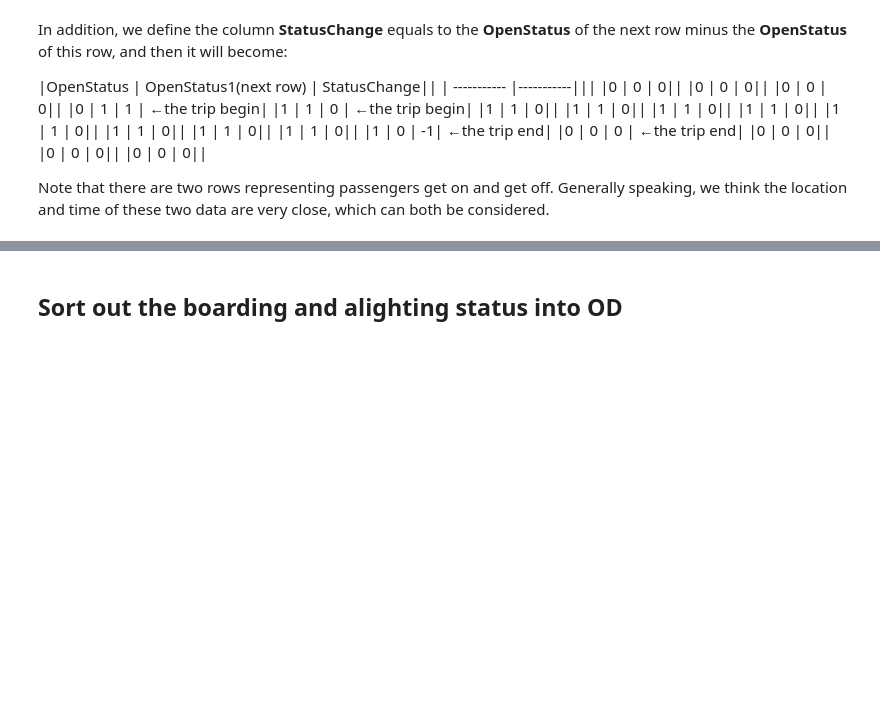
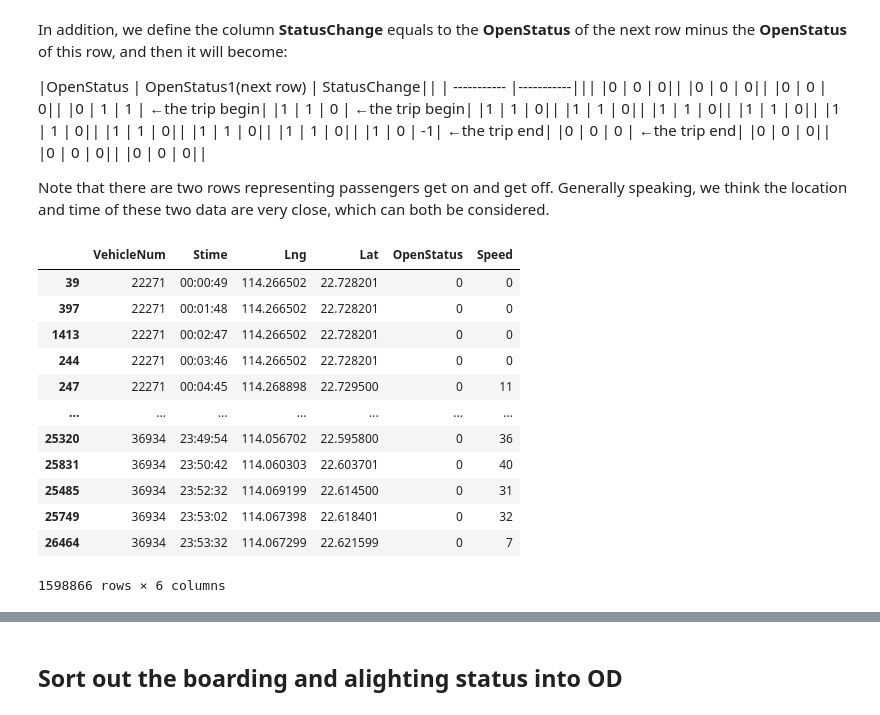
Before and after one commit to ChenZxiong/pygeo-tutorial, a Jupyter notebook: 1-taxigps_to_od_en.ipynb, the cells around one changed output, grey strips where cells are left out. Cells and saved outputs as stored; diff of their text form; code cells hidden in the pictures; blank space fills up the shorter version.

```diff
--- a/1-taxigps_to_od_en.ipynb
+++ b/1-taxigps_to_od_en.ipynb
@@ -359,6 +372,22 @@ Note that there are two rows representing passengers get on and get off. General
 
 
 ###################################################################################
+# %%
+data
+# %% [output]
+|  | VehicleNum | Stime | Lng | Lat | OpenStatus | Speed |
+| 39 | 22271 | 00:00:49 | 114.266502 | 22.728201 | 0 | 0 |
+| 397 | 22271 | 00:01:48 | 114.266502 | 22.728201 | 0 | 0 |
+| 1413 | 22271 | 00:02:47 | 114.266502 | 22.728201 | 0 | 0 |
+| 244 | 22271 | 00:03:46 | 114.266502 | 22.728201 | 0 | 0 |
+| 247 | 22271 | 00:04:45 | 114.268898 | 22.729500 | 0 | 11 |
+| ... | ... | ... | ... | ... | ... | ... |
+| 25320 | 36934 | 23:49:54 | 114.056702 | 22.595800 | 0 | 36 |
+| 25831 | 36934 | 23:50:42 | 114.060303 | 22.603701 | 0 | 40 |
+| 25485 | 36934 | 23:52:32 | 114.069199 | 22.614500 | 0 | 31 |
+| 25749 | 36934 | 23:53:02 | 114.067398 | 22.618401 | 0 | 32 |
+| 26464 | 36934 | 23:53:32 | 114.067299 | 22.621599 | 0 | 7 |
+1598866 rows × 6 columns
 # %%
 ###############################     Answer   ##################################
 data.loc[:,'OpenStatus1'] = data['OpenStatus'].shift(-1)
```
Also changed, not shown: parts of 2 cells of this notebook, 2 other files.
